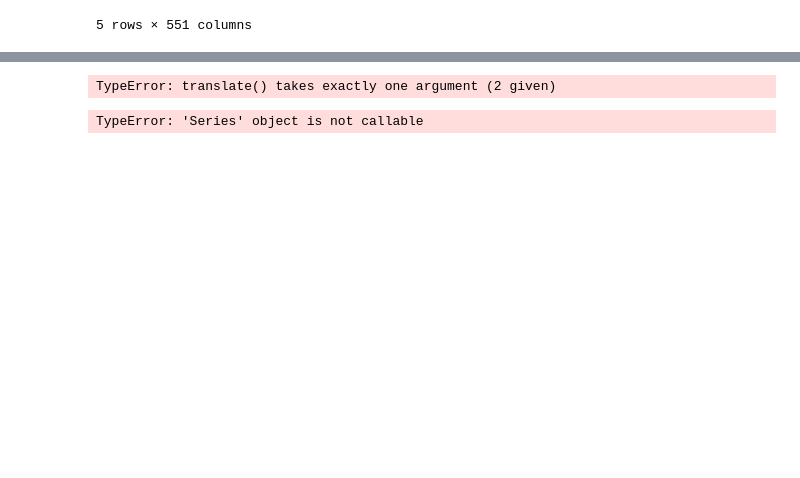
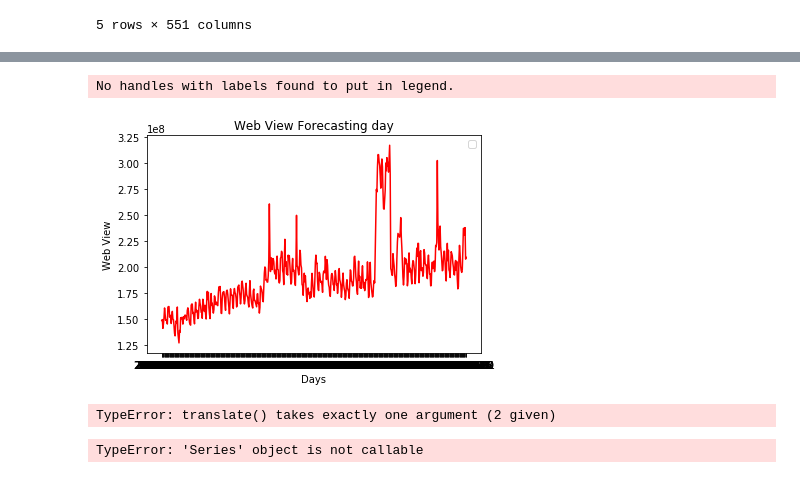
Before and after one commit to marcosscarpim/INF_0619_Final, a Jupyter notebook: Cluster.ipynb, the cells around one changed output, grey strips where cells are left out. Cells and saved outputs as stored; diff of their text form; code cells hidden in the pictures; blank space fills up the shorter version.

```diff
--- a/Cluster.ipynb
+++ b/Cluster.ipynb
@@ -16,3 +16,10 @@ data.head()
 | 3 | 4minute_zh.wikipedia.org_all-acce... | 35.0 | 13.0 | 10.0 | 94.0 | 4.0 | 26.0 | 14.0 | ... |
 | 4 | 52_Hz_I_Love_You_zh.wikipedia.org... | 0.0 | 0.0 | 0.0 | 0.0 | 0.0 | 0.0 | 0.0 | ... |
 5 rows × 551 columns
+# %%
+split_page = data['Page'].str.rsplit("_", n = 3, expand = True)
+data.insert(loc=0, column='name', value=split_page[0])
+data.insert(loc=1, column='project', value=split_page[1])
+data.insert(loc=2, column='access', value=split_page[2])
+data.insert(loc=3, column='agent', value=split_page[3])
+data.head()
@@ -19,3 +34,16 @@ data.head()
+# %%
+#gerando os dados somados para todos os dias
+df = pd.DataFrame(data.loc[:,'2015-07-01':].sum(axis=0))
+df.head()
+plt.figure
+plt.plot(df, color = 'red')
+plt.title('Web View Forecasting day')
+plt.xlabel('Days')
+plt.ylabel('Web View')
+plt.show()
+# %% [output]
+No handles with labels found to put in legend.
+[figure, added]
 # %%
 # parse Page column
 split_page = data['Page'].str.rsplit("_", n = 3, expand = True)
```
Also changed, not shown: parts of 1 cell of this notebook.
